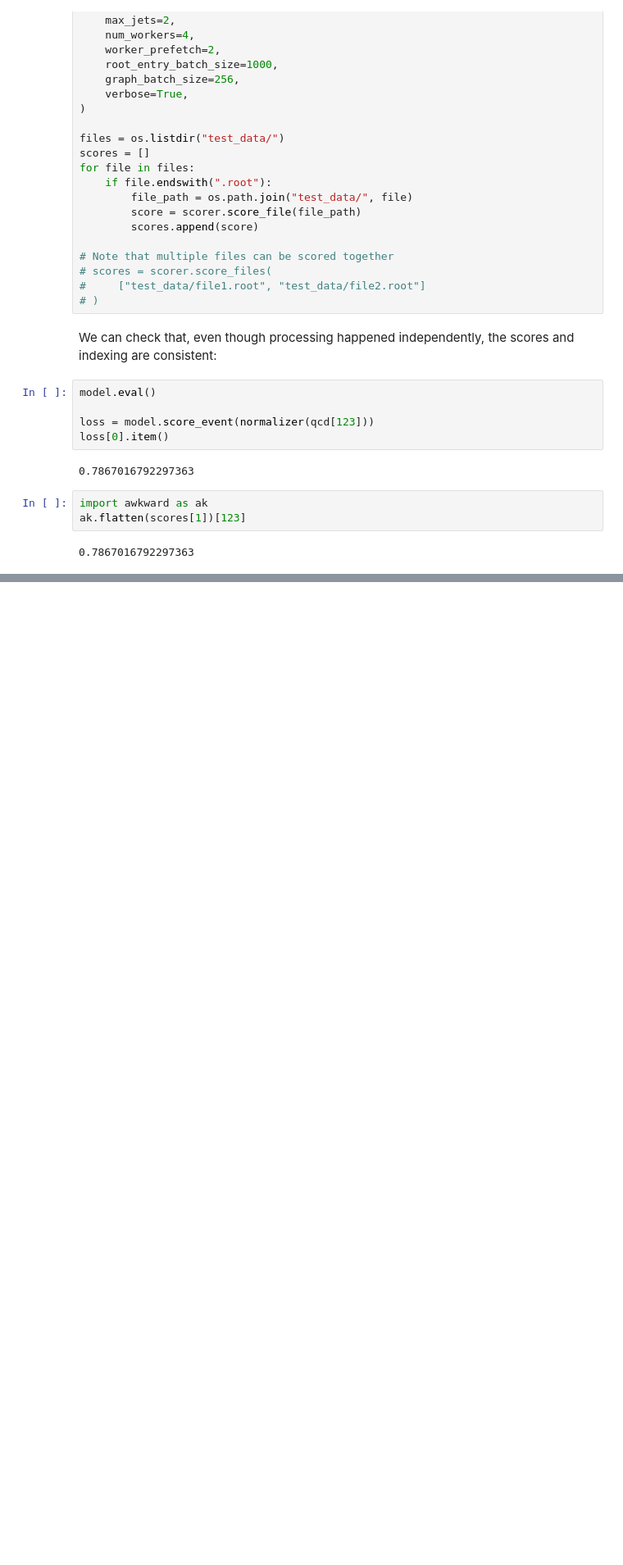
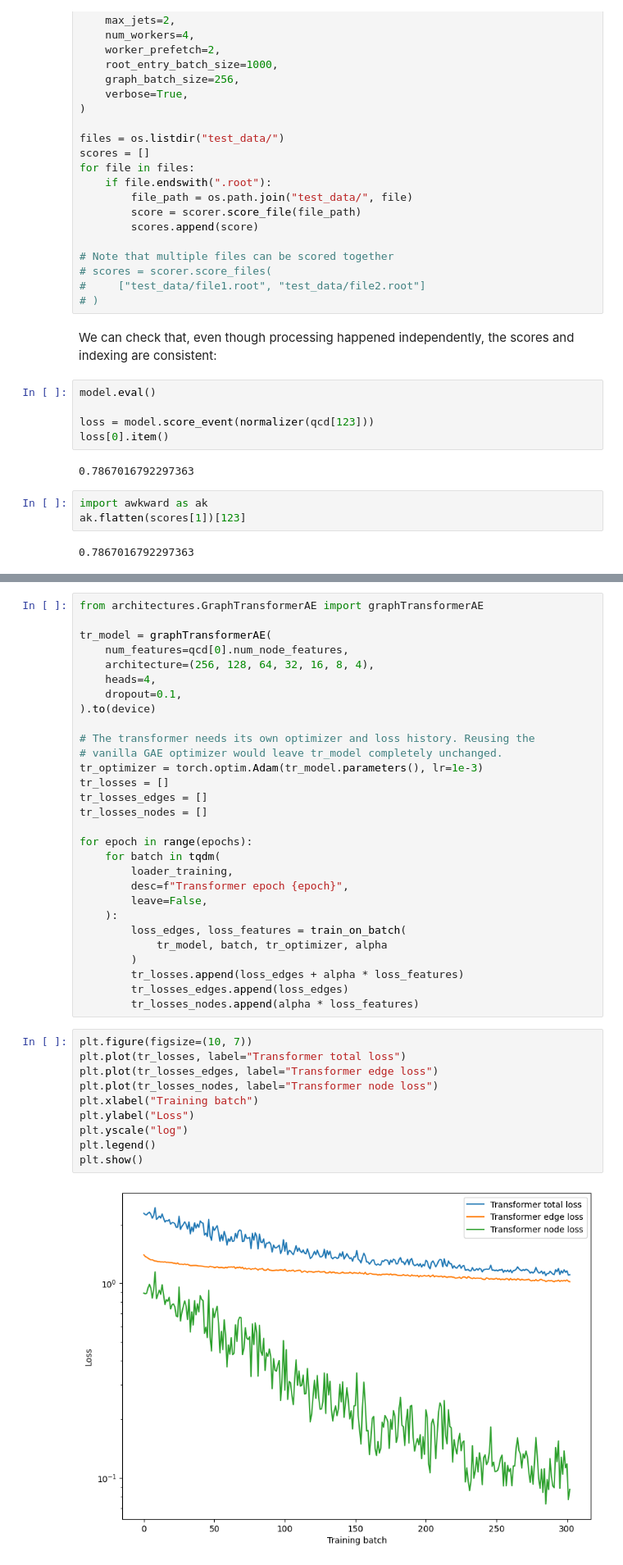
Before and after one commit to rseidita/SVJ_GNN, a Jupyter notebook: example.ipynb, the cells around one changed output, grey strips where cells are left out. Shown at 82% size. Drawn from its saved outputs; the diff is of its cells as text; blank space fills up the shorter version.

Commit message:
Adding graph transformer to example notebook

```diff
--- a/example.ipynb
+++ b/example.ipynb
@@ -367,0 +370,41 @@ ak.flatten(scores[1])[123]
+# %%
+from architectures.GraphTransformerAE import graphTransformerAE
+
+tr_model = graphTransformerAE(
+    num_features=qcd[0].num_node_features,
+    architecture=(256, 128, 64, 32, 16, 8, 4),
+    heads=4,
+    dropout=0.1,
+).to(device)
+
+# The transformer needs its own optimizer and loss history. Reusing the
+# vanilla GAE optimizer would leave tr_model completely unchanged.
+tr_optimizer = torch.optim.Adam(tr_model.parameters(), lr=1e-3)
+tr_losses = []
+tr_losses_edges = []
+tr_losses_nodes = []
+
+for epoch in range(epochs):
+    for batch in tqdm(
+        loader_training,
+        desc=f"Transformer epoch {epoch}",
+        leave=False,
+    ):
+        loss_edges, loss_features = train_on_batch(
+            tr_model, batch, tr_optimizer, alpha
+        )
+        tr_losses.append(loss_edges + alpha * loss_features)
+        tr_losses_edges.append(loss_edges)
+        tr_losses_nodes.append(alpha * loss_features)
+# %%
+plt.figure(figsize=(10, 7))
+plt.plot(tr_losses, label="Transformer total loss")
+plt.plot(tr_losses_edges, label="Transformer edge loss")
+plt.plot(tr_losses_nodes, label="Transformer node loss")
+plt.xlabel("Training batch")
+plt.ylabel("Loss")
+plt.yscale("log")
+plt.legend()
+plt.show()
+# %% [output]
+[figure, added]
```
Also changed, not shown: parts of 1 cell of this notebook.
